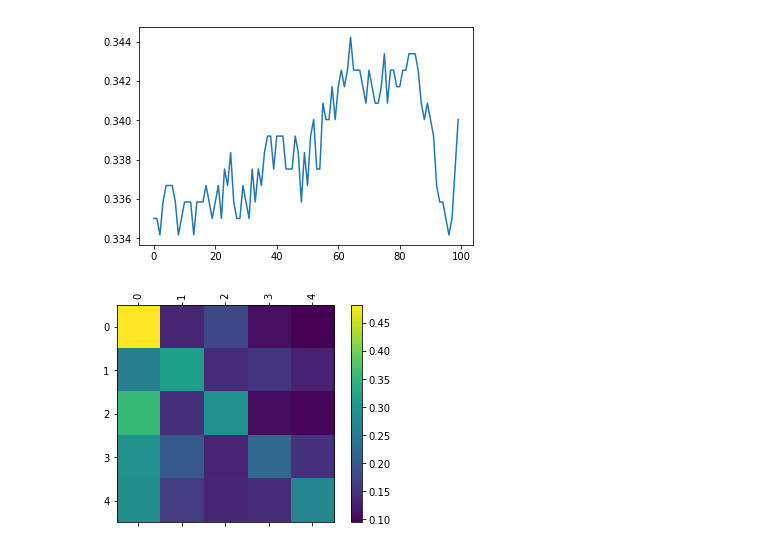
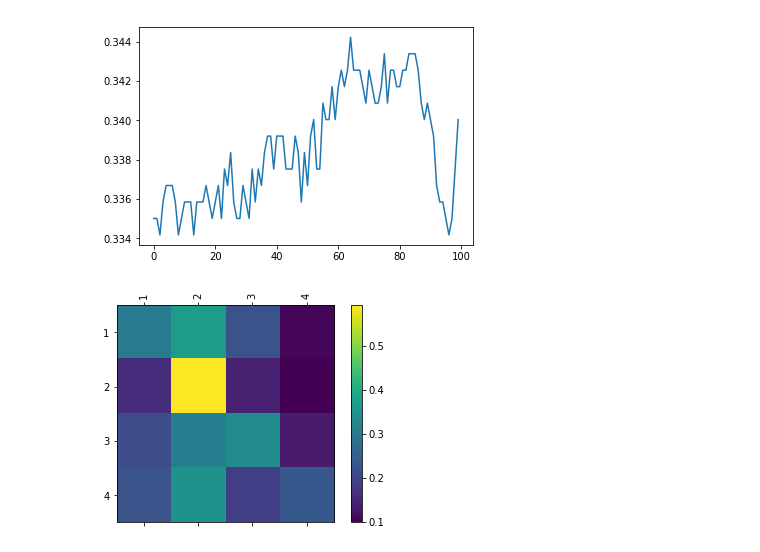
Before and after one commit to kayzhou/Guba_emotion, a Jupyter notebook: lstm.ipynb, the cells around one changed output. Cells and saved outputs as stored; diff of their text form; code cells hidden in the pictures.

```diff
--- a/lstm.ipynb
+++ b/lstm.ipynb
@@ -325,37 +325,37 @@ plt.plot(all_accuracy)
 [figure]
 # %%
 # Keep track of correct guesses in a confusion matrix
-n_categories = 5
+n_categories = 4
 confusion = torch.zeros(n_categories, n_categories)
 n_confusion = 10000
 
 # Go through a bunch of examples and record which are correctly guessed
 for i in range(n_confusion):
     category, line, category_tensor, line_tensor = random_training_example()
     output = evaluate(line_tensor)
     guess, guess_i = category_from_output(output)
     category_i = all_categories.index(category)
     confusion[category_i][guess_i] += 1
 
 # Normalize by dividing every row by its sum
 for i in range(n_categories):
     confusion[i] = confusion[i] / confusion[i].sum()
 
 # Set up plot
 fig = plt.figure()
 ax = fig.add_subplot(111)
 cax = ax.matshow(confusion.numpy())
 fig.colorbar(cax)
 
 # Set up axes
 ax.set_xticklabels([''] + all_categories, rotation=90)
 ax.set_yticklabels([''] + all_categories)
 
 # Force label at every tick
 ax.xaxis.set_major_locator(ticker.MultipleLocator(1))
 ax.yaxis.set_major_locator(ticker.MultipleLocator(1))
 
 # sphinx_gallery_thumbnail_number = 2
 plt.show()
 # %% [output]
-[figure, old version]
+[figure, new version]
```
Also changed, not shown: 1 other file.
